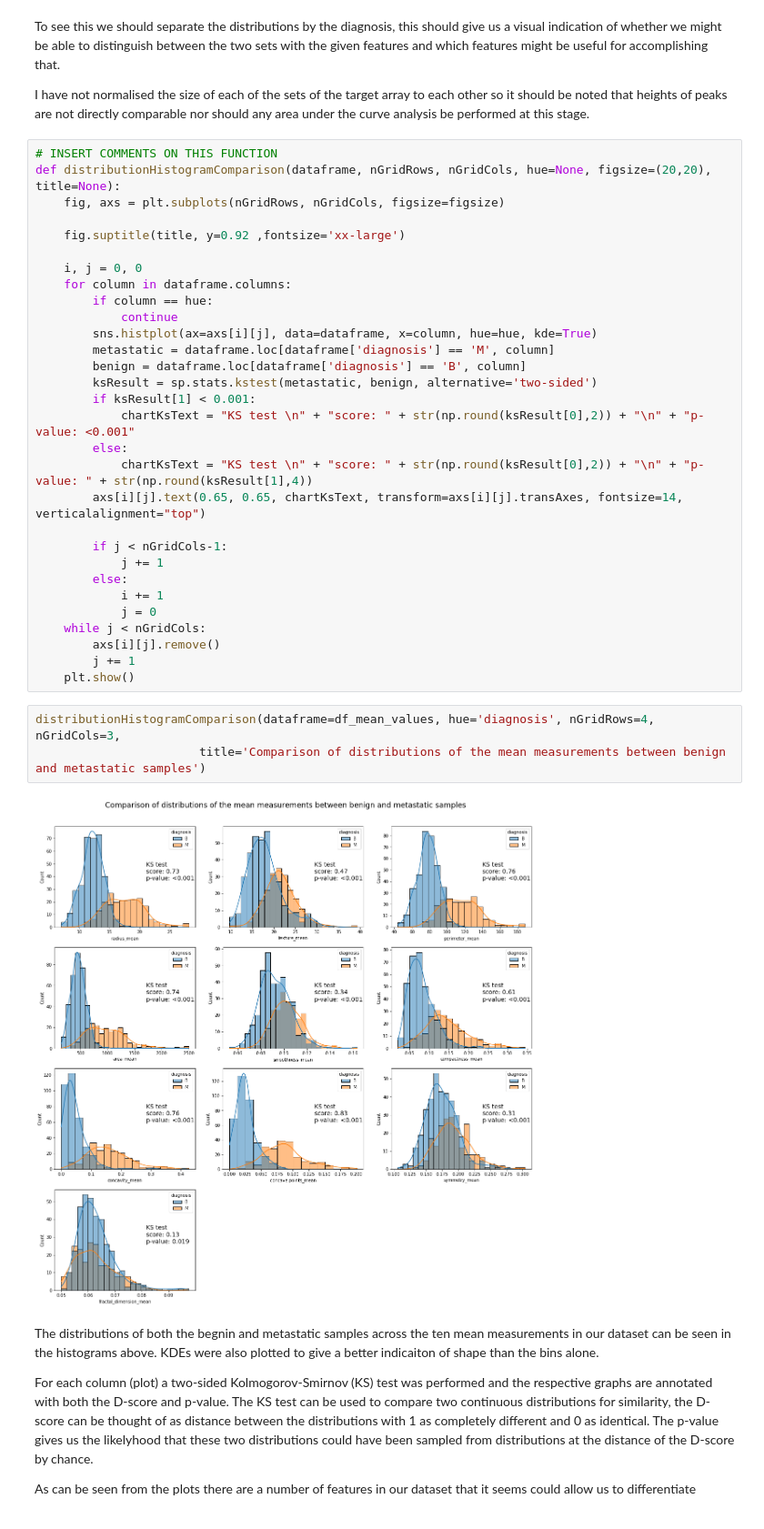
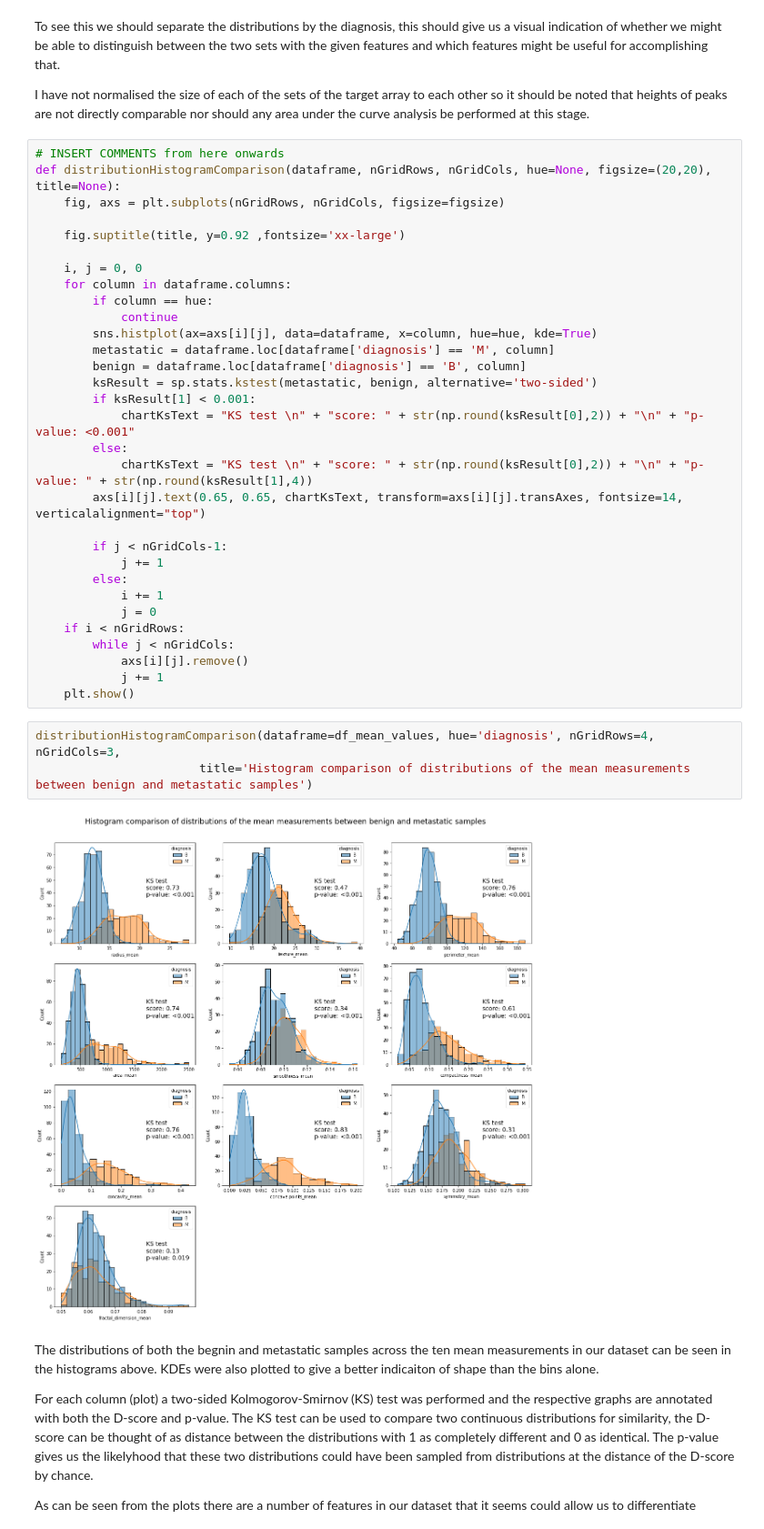
Before and after one commit to magg01/Predicting_metastatic_breast_cancer, a Jupyter notebook: Coursework/Predicting Metastatic Breast Cancer.ipynb, the cells around one changed output. Shown at 91% size. Drawn from its saved outputs; the diff is of its cells as text.

```diff
--- a/Coursework/Predicting Metastatic Breast Cancer.ipynb
+++ b/Coursework/Predicting Metastatic Breast Cancer.ipynb
@@ -227,7 +227,7 @@ To see this we should separate the distributions by the diagnosis, this should g
 
 I have not normalised the size of each of the sets of the target array to each other so it should be noted that heights of peaks are not directly comparable nor should any area under the curve analysis be performed at this stage.
 # %%
-# INSERT COMMENTS ON THIS FUNCTION
+# INSERT COMMENTS from here onwards
 def distributionHistogramComparison(dataframe, nGridRows, nGridCols, hue=None, figsize=(20,20), title=None):
     fig, axs = plt.subplots(nGridRows, nGridCols, figsize=figsize)
 
@@ -252,15 +252,16 @@ def distributionHistogramComparison(dataframe, nGridRows, nGridCols, hue=None, f
         else:
             i += 1
             j = 0
-    while j < nGridCols:
-        axs[i][j].remove()
-        j += 1
+    if i < nGridRows:
+        while j < nGridCols:
+            axs[i][j].remove()
+            j += 1
     plt.show()
 # %%
 distributionHistogramComparison(dataframe=df_mean_values, hue='diagnosis', nGridRows=4, nGridCols=3,
-                       title='Comparison of distributions of the mean measurements between benign and metastatic samples')
+                       title='Histogram comparison of distributions of the mean measurements between benign and metastatic samples')
 # %% [output]
-[figure, old version]
+[figure, new version]
 # %% [markdown]
 The distributions of both the begnin and metastatic samples across the ten mean measurements in our dataset can be seen in the histograms above. KDEs were also plotted to give a better indicaiton of shape than the bins alone.
 
```
Also changed, not shown: parts of 23 cells of this notebook.
